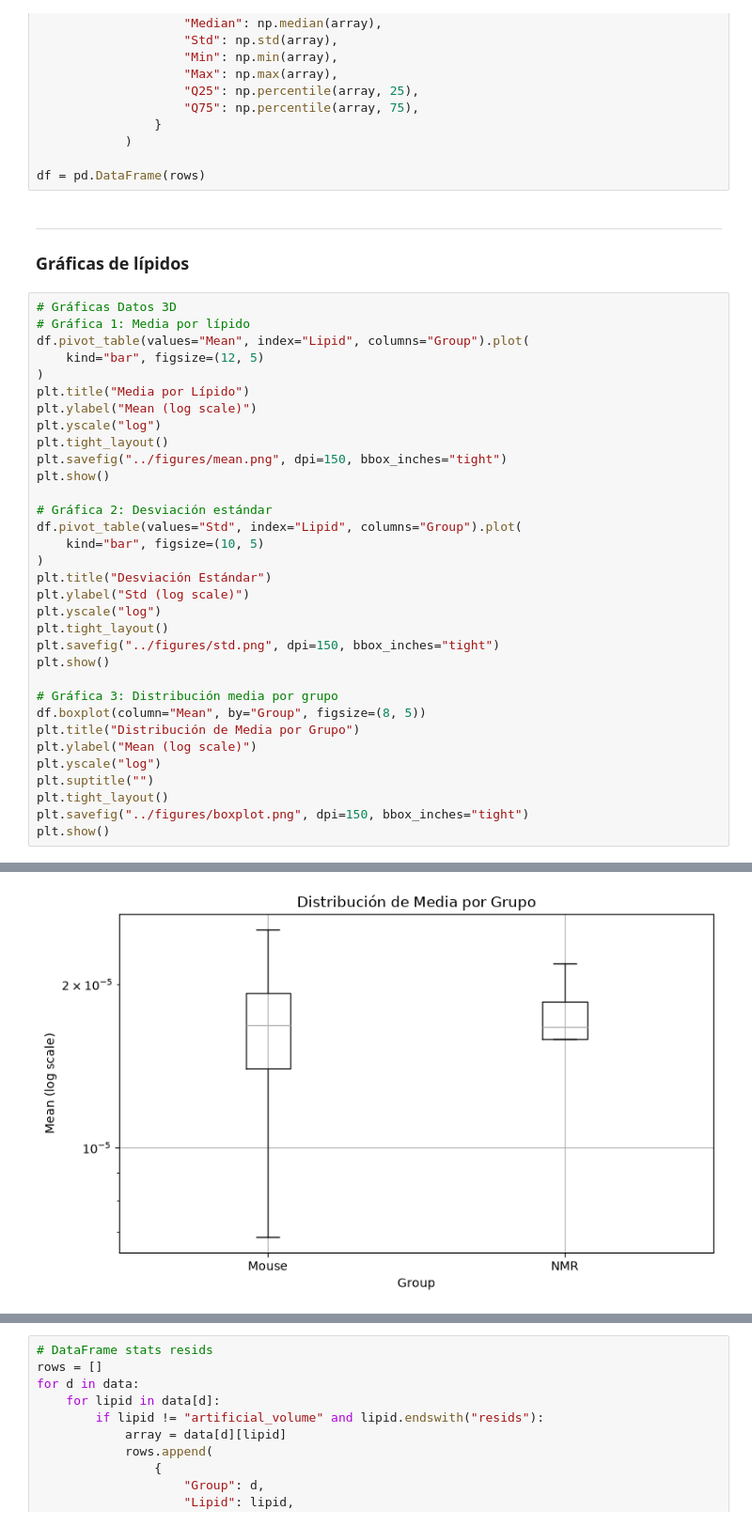
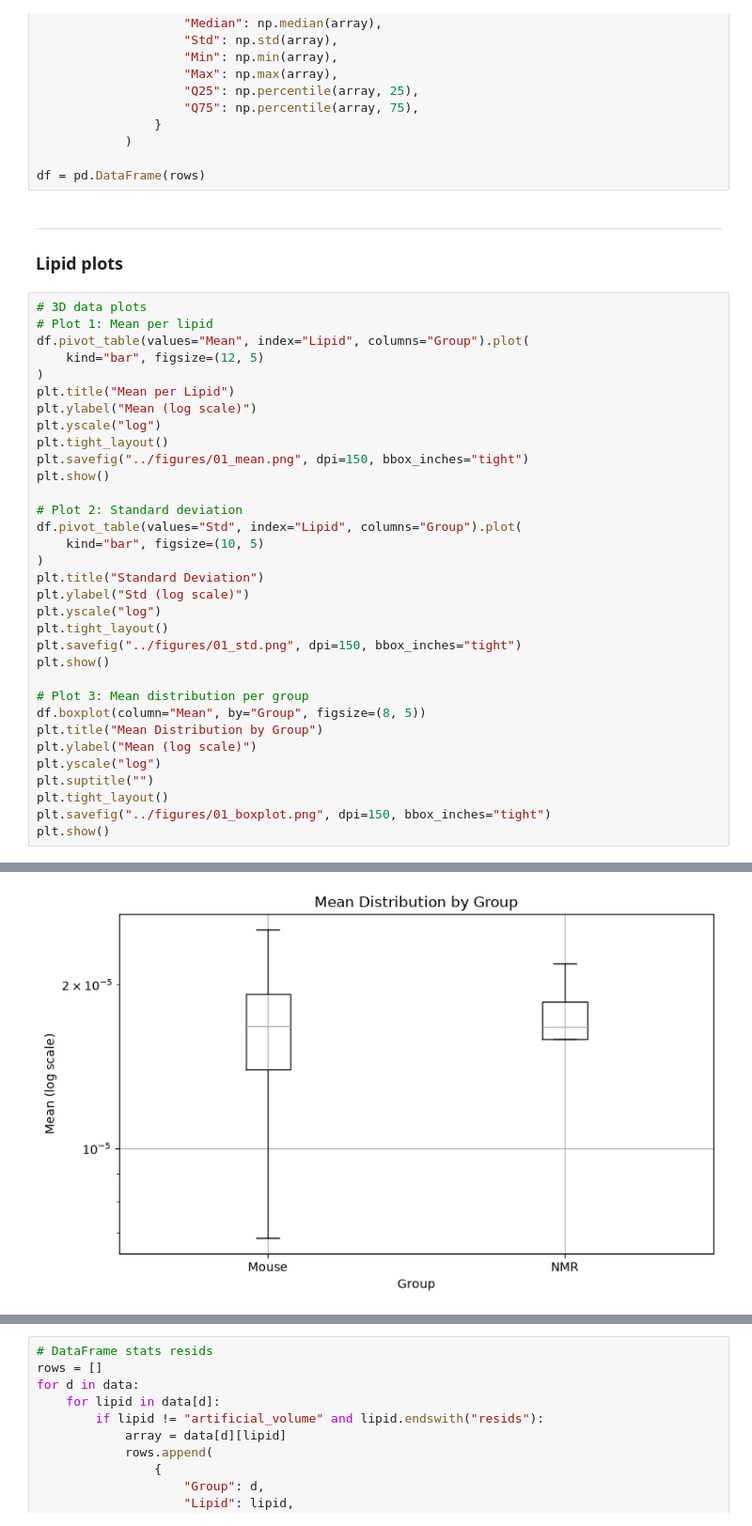
Before and after one commit to dylanhrojas/mouse-nmr, a Jupyter notebook: notebooks/01_analysis.ipynb, the cells around one changed output, grey strips where cells are left out. Shown at 94% size. Saved outputs shown, nothing was run; the diff lists cells and outputs as text.

```diff
--- a/notebooks/01_analysis.ipynb
+++ b/notebooks/01_analysis.ipynb
@@ -110,42 +111,42 @@ df = pd.DataFrame(rows)
 # %% [markdown]
 ---
 
-### Gráficas de lípidos
+### Lipid plots
 # %%
-# Gráficas Datos 3D
-# Gráfica 1: Media por lípido
+# 3D data plots
+# Plot 1: Mean per lipid
 df.pivot_table(values="Mean", index="Lipid", columns="Group").plot(
     kind="bar", figsize=(12, 5)
 )
-plt.title("Media por Lípido")
+plt.title("Mean per Lipid")
 plt.ylabel("Mean (log scale)")
 plt.yscale("log")
 plt.tight_layout()
-plt.savefig("../figures/mean.png", dpi=150, bbox_inches="tight")
+plt.savefig("../figures/01_mean.png", dpi=150, bbox_inches="tight")
 plt.show()
 
-# Gráfica 2: Desviación estándar
+# Plot 2: Standard deviation
 df.pivot_table(values="Std", index="Lipid", columns="Group").plot(
     kind="bar", figsize=(10, 5)
 )
-plt.title("Desviación Estándar")
+plt.title("Standard Deviation")
 plt.ylabel("Std (log scale)")
 plt.yscale("log")
 plt.tight_layout()
-plt.savefig("../figures/std.png", dpi=150, bbox_inches="tight")
+plt.savefig("../figures/01_std.png", dpi=150, bbox_inches="tight")
 plt.show()
 
-# Gráfica 3: Distribución media por grupo
+# Plot 3: Mean distribution per group
 df.boxplot(column="Mean", by="Group", figsize=(8, 5))
-plt.title("Distribución de Media por Grupo")
+plt.title("Mean Distribution by Group")
 plt.ylabel("Mean (log scale)")
 plt.yscale("log")
 plt.suptitle("")
 plt.tight_layout()
-plt.savefig("../figures/boxplot.png", dpi=150, bbox_inches="tight")
+plt.savefig("../figures/01_boxplot.png", dpi=150, bbox_inches="tight")
 plt.show()
 # %% [output]
 [figure]
 [figure]
-[figure, old version]
+[figure, new version]
 # %% [markdown]
```
Also changed, not shown: parts of 26 cells of this notebook, 51 other files.
